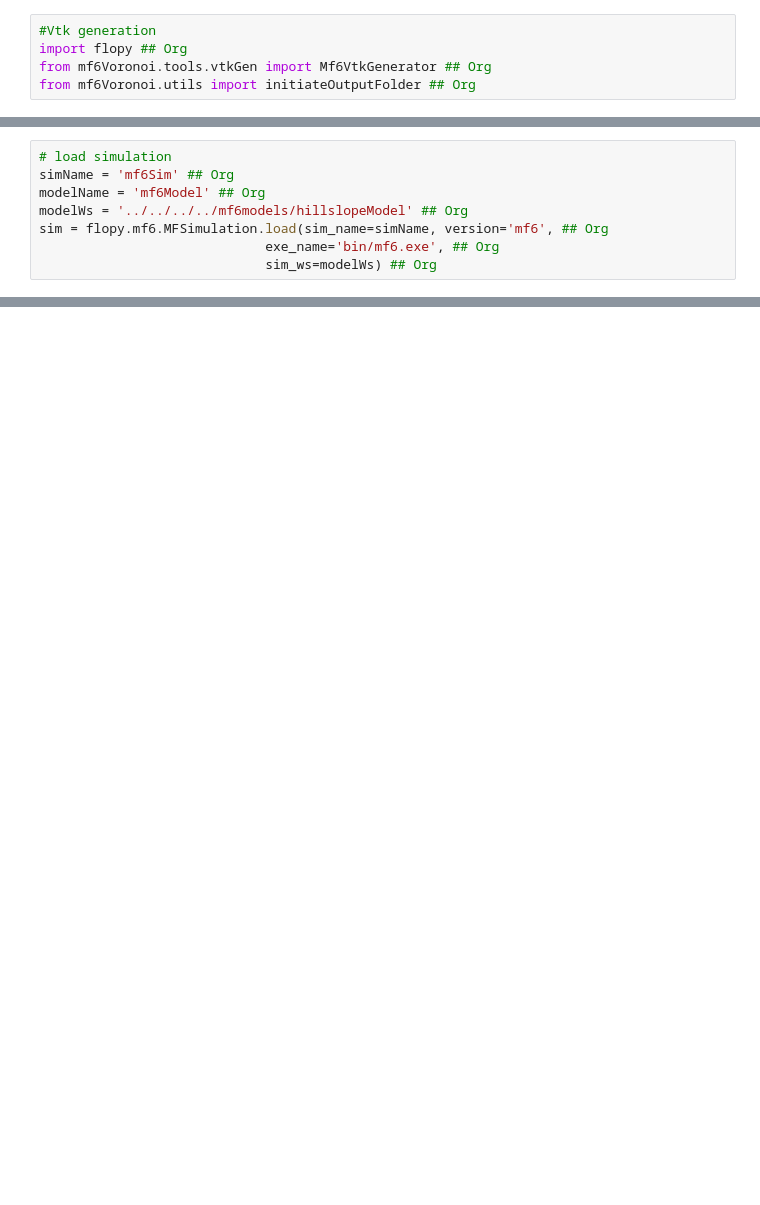
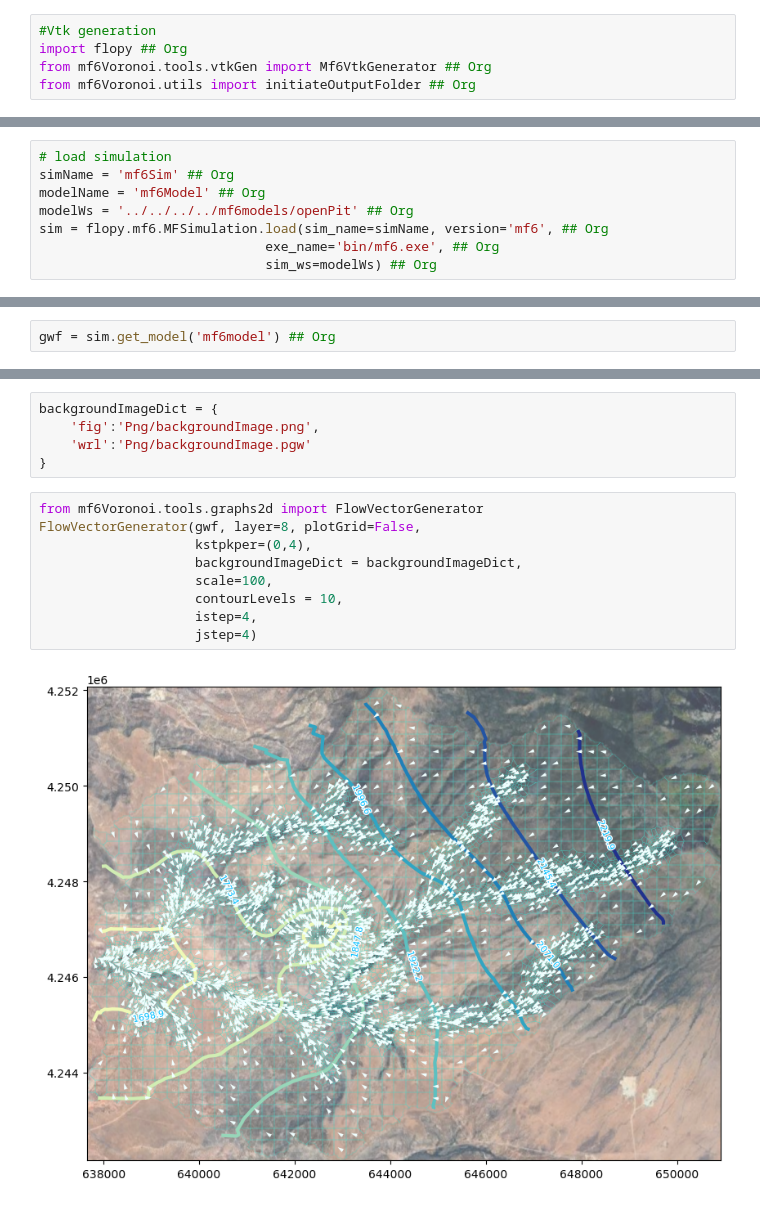
Before and after one commit to hatarilabs/mf6Voronoi, a Jupyter notebook: examples/notebooks/postProcessing/flowDirectionVectors/openPit/openPit_p5_flowVector.ipynb, the cells around one changed output, grey strips where cells are left out. Drawn from its saved outputs; the diff is of its cells as text; blank space fills up the shorter version.

```diff
--- a/examples/notebooks/postProcessing/flowDirectionVectors/openPit/openPit_p5_flowVector.ipynb
+++ b/examples/notebooks/postProcessing/flowDirectionVectors/openPit/openPit_p5_flowVector.ipynb
@@ -11,7 +20,7 @@ os.listdir('../../../../mf6models')
 # load simulation
 simName = 'mf6Sim' ## Org
 modelName = 'mf6Model' ## Org
-modelWs = '../../../../mf6models/hillslopeModel' ## Org
+modelWs = '../../../../mf6models/openPit' ## Org
 sim = flopy.mf6.MFSimulation.load(sim_name=simName, version='mf6', ## Org
                              exe_name='bin/mf6.exe', ## Org
                              sim_ws=modelWs) ## Org
@@ -19,0 +45,2 @@ gwf = sim.get_model('modflow') ## Org
+# %%
+gwf = sim.get_model('mf6model') ## Org
@@ -41,0 +107,16 @@ gwf.modelgrid
+# %%
+backgroundImageDict = {
+    'fig':'Png/backgroundImage.png',
+    'wrl':'Png/backgroundImage.pgw'
+}
+# %%
+from mf6Voronoi.tools.graphs2d import FlowVectorGenerator
+FlowVectorGenerator(gwf, layer=8, plotGrid=False,
+                    kstpkper=(0,4),
+                    backgroundImageDict = backgroundImageDict,
+                    scale=100,
+                    contourLevels = 10,
+                    istep=4,
+                    jstep=4)
+# %% [output]
+[figure, added]
```
Also changed, not shown: parts of 12 cells of this notebook, 1 other file.
